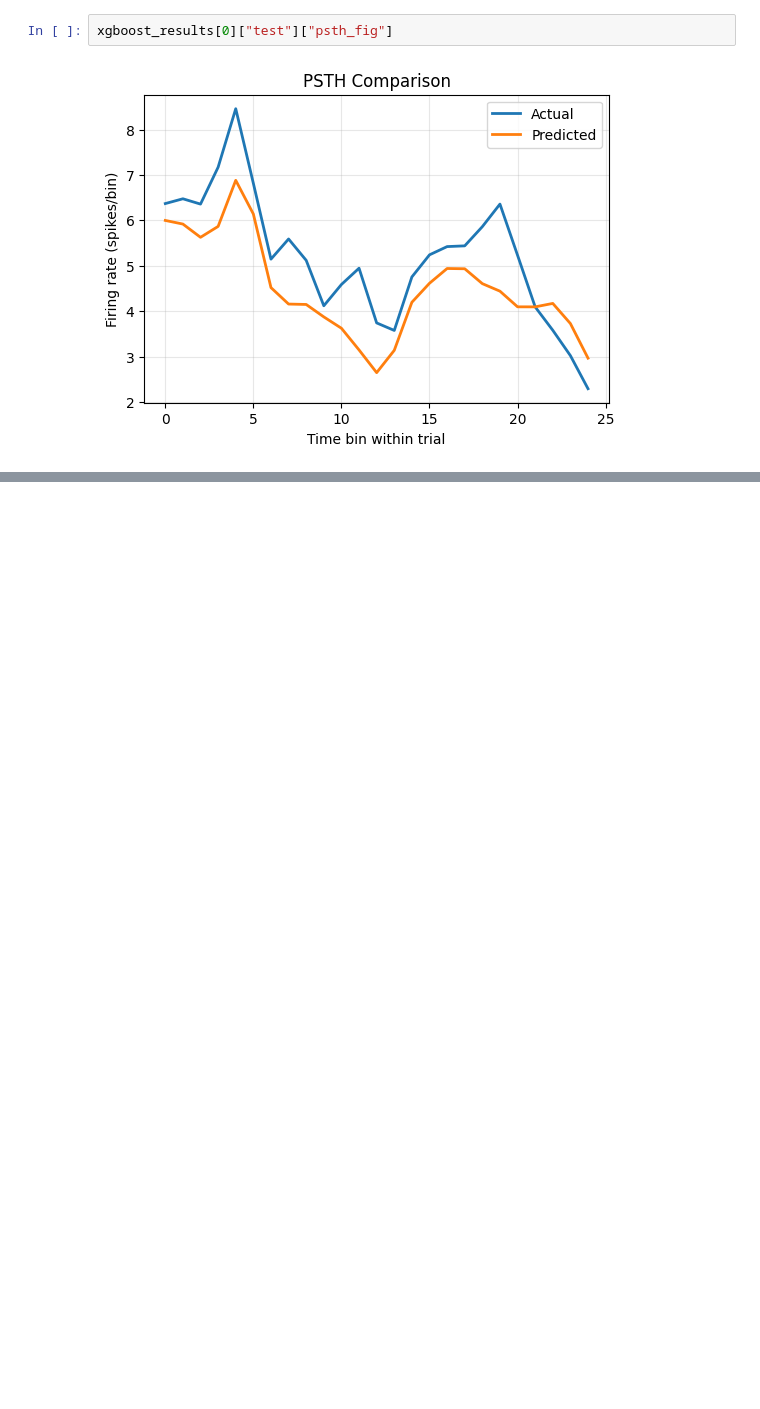
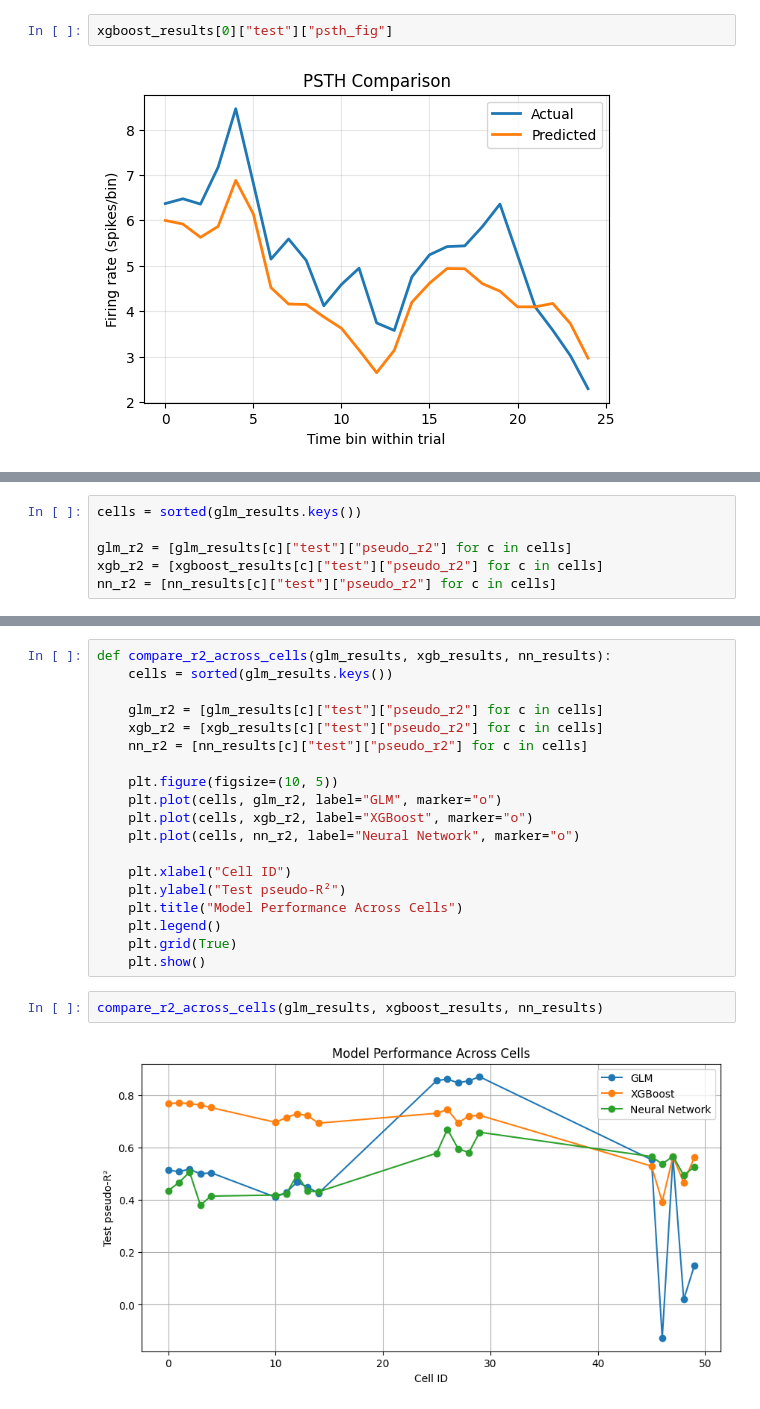
Before and after one commit to shtem/BIOL61230_poisson_neural_net, a Jupyter notebook: notebooks/neural_network.ipynb, the cells around one changed output, grey strips where cells are left out. Drawn from its saved outputs; the diff is of its cells as text; blank space fills up the shorter version.

```diff
--- a/notebooks/neural_network.ipynb
+++ b/notebooks/neural_network.ipynb
@@ -98,0 +105,6 @@ nn_results[0]["test"]["psth_fig"]
+# %%
+cells = sorted(glm_results.keys())
+
+glm_r2 = [glm_results[c]["test"]["pseudo_r2"] for c in cells]
+xgb_r2 = [xgboost_results[c]["test"]["pseudo_r2"] for c in cells]
+nn_r2 = [nn_results[c]["test"]["pseudo_r2"] for c in cells]
@@ -98,0 +169,23 @@ nn_results[0]["test"]["psth_fig"]
+# %%
+def compare_r2_across_cells(glm_results, xgb_results, nn_results):
+    cells = sorted(glm_results.keys())
+
+    glm_r2 = [glm_results[c]["test"]["pseudo_r2"] for c in cells]
+    xgb_r2 = [xgb_results[c]["test"]["pseudo_r2"] for c in cells]
+    nn_r2 = [nn_results[c]["test"]["pseudo_r2"] for c in cells]
+
+    plt.figure(figsize=(10, 5))
+    plt.plot(cells, glm_r2, label="GLM", marker="o")
+    plt.plot(cells, xgb_r2, label="XGBoost", marker="o")
+    plt.plot(cells, nn_r2, label="Neural Network", marker="o")
+
+    plt.xlabel("Cell ID")
+    plt.ylabel("Test pseudo-R²")
+    plt.title("Model Performance Across Cells")
+    plt.legend()
+    plt.grid(True)
+    plt.show()
+# %%
+compare_r2_across_cells(glm_results, xgboost_results, nn_results)
+# %% [output]
+[figure, added]
```
Also changed, not shown: parts of 7 cells of this notebook, 2 other files.
